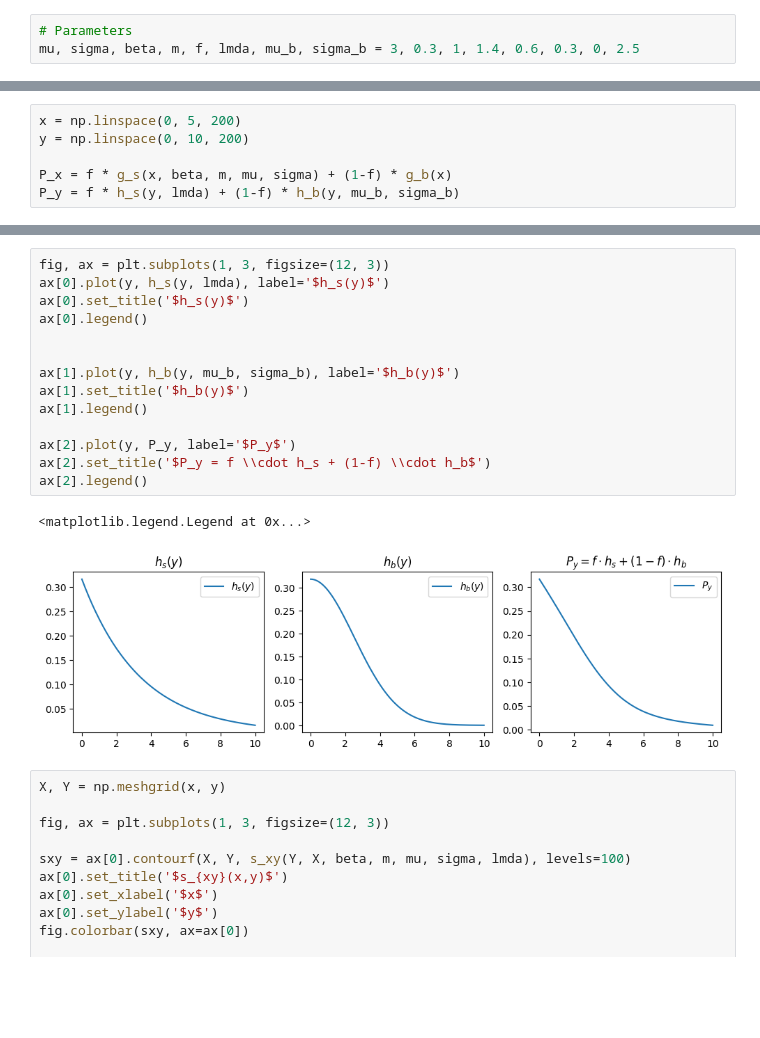
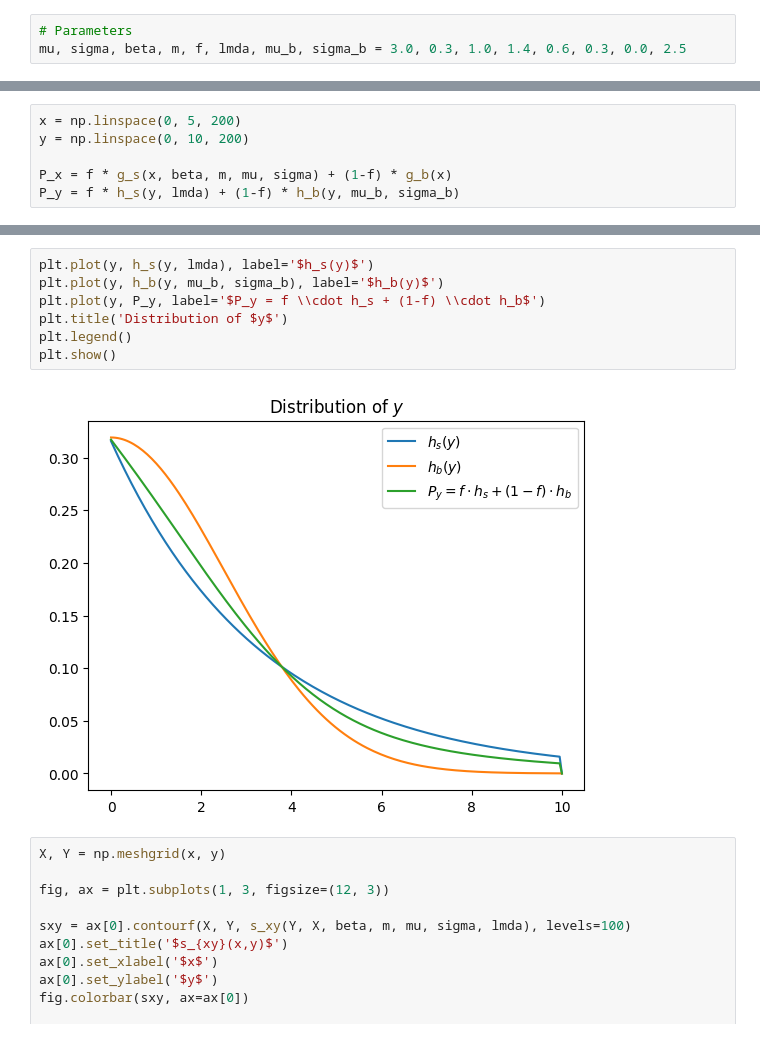
Before and after one commit to john-zhaoyuanzhen/Statistical-Methods-Coursework, a Jupyter notebook: s1.ipynb, the cells around one changed output, grey strips where cells are left out. Drawn from its saved outputs; the diff is of its cells as text; blank space fills up the shorter version.

```diff
--- a/s1.ipynb
+++ b/s1.ipynb
@@ -13,6 +17,6 @@ from scipy.optimize import brute
 # %%
 # Parameters
-mu, sigma, beta, m, f, lmda, mu_b, sigma_b = 3, 0.3, 1, 1.4, 0.6, 0.3, 0, 2.5
+mu, sigma, beta, m, f, lmda, mu_b, sigma_b = 3.0, 0.3, 1.0, 1.4, 0.6, 0.3, 0.0, 2.5
 # %% [markdown]
 ## Question b
 # %%
@@ -61,20 +56,12 @@ ax[2].legend()
 # %%
-fig, ax = plt.subplots(1, 3, figsize=(12, 3))
-ax[0].plot(y, h_s(y, lmda), label='$h_s(y)$')
-ax[0].set_title('$h_s(y)$')
-ax[0].legend()
-
-
-ax[1].plot(y, h_b(y, mu_b, sigma_b), label='$h_b(y)$')
-ax[1].set_title('$h_b(y)$')
-ax[1].legend()
-
-ax[2].plot(y, P_y, label='$P_y$')
-ax[2].set_title('$P_y = f \\cdot h_s + (1-f) \\cdot h_b$')
-ax[2].legend()
+plt.plot(y, h_s(y, lmda), label='$h_s(y)$')
+plt.plot(y, h_b(y, mu_b, sigma_b), label='$h_b(y)$')
+plt.plot(y, P_y, label='$P_y = f \\cdot h_s + (1-f) \\cdot h_b$')
+plt.title('Distribution of $y$')
+plt.legend()
+plt.show()
 # %% [output]
-<matplotlib.legend.Legend at 0x...>
-[figure, old version]
+[figure, new version]
 # %%
 X, Y = np.meshgrid(x, y)
 
```
Also changed, not shown: parts of 16 cells of this notebook, 1 other file.
